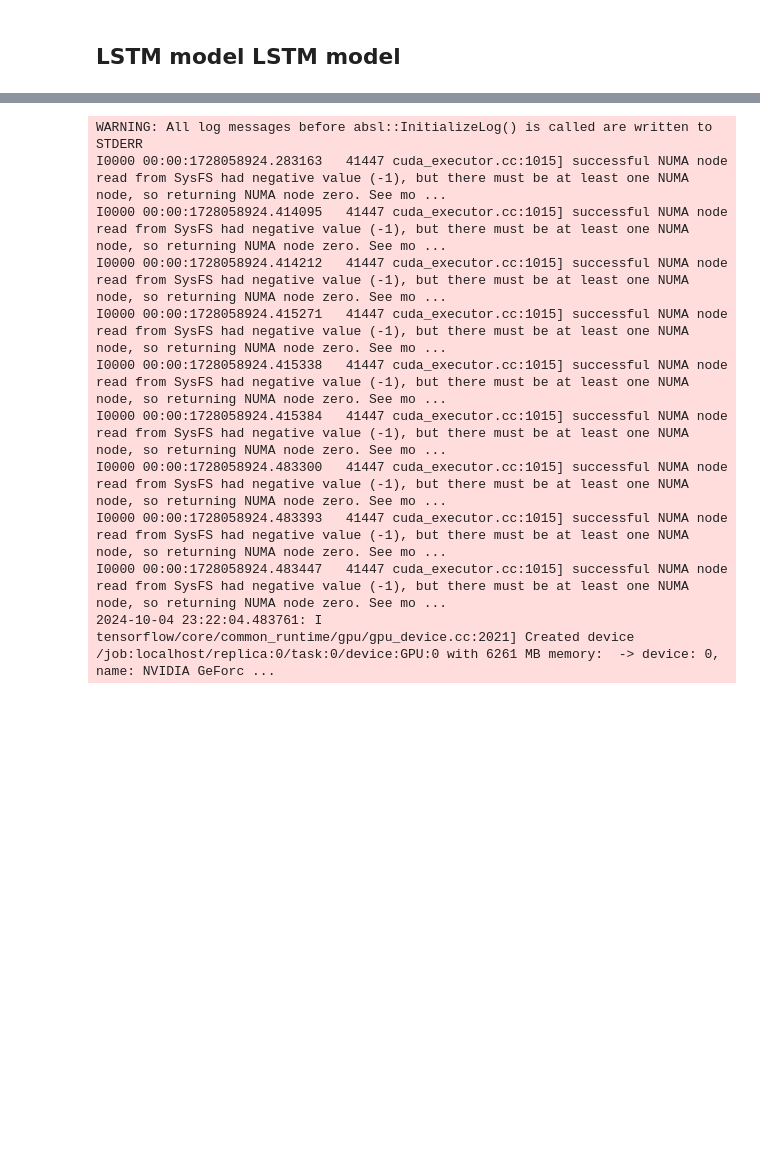
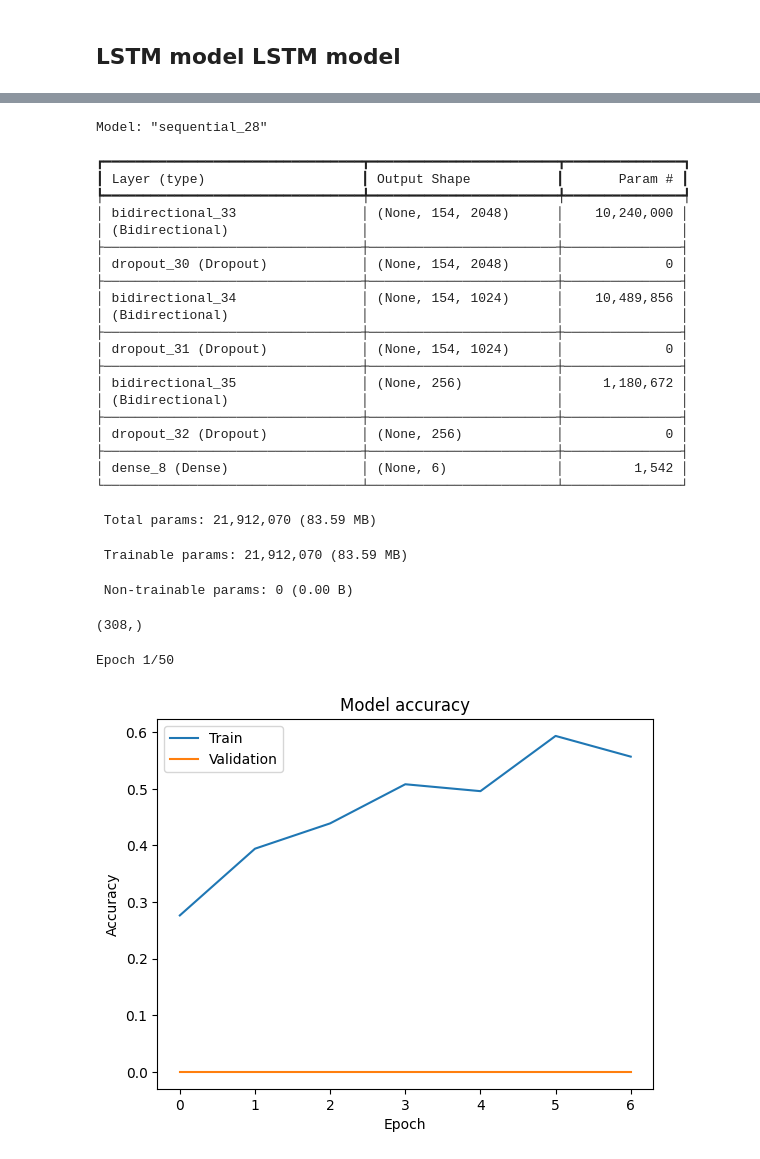
Before and after one commit to thienphuprogrammer/Human_Activity_Recognition, a Jupyter notebook: model.ipynb, the cells around one changed output, grey strips where cells are left out. Drawn from its saved outputs; the diff is of its cells as text; code cells hidden in the pictures; blank space fills up the shorter version.

```diff
--- a/model.ipynb
+++ b/model.ipynb
@@ -476,21 +517,59 @@ print(tf.__version__)
 # %%
 # Define LSTM model
-model = tf.keras.Sequential([
-    tf.keras.layers.LSTM(64, input_shape=(10, 1)),
-    tf.keras.layers.Dense(1)
-])
+model = keras.models.Sequential()
+model.add(Bidirectional(LSTM(1024, return_sequences=True), input_shape=(X_train_reshaped.shape[1], X_train_reshaped.shape[2])))
+model.add(Dropout(0.5))  # Dropout rate reduced
+model.add(Bidirectional(LSTM(512, return_sequences=True)))
+model.add(Dropout(0.5))
+model.add(Bidirectional(LSTM(128)))
+model.add(Dropout(0.5))
+model.add(Dense(len(LABEL), activation='softmax'))
+# Compile the model
+model.compile(optimizer='adam', loss='sparse_categorical_crossentropy', metrics=['accuracy'])
+model.summary()
 # %% [output]
-WARNING: All log messages before absl::InitializeLog() is called are written to STDERR
-I0000 00:00:1728058924.283163   41447 cuda_executor.cc:1015] successful NUMA node read from SysFS had negative value (-1), but there must be at least one NUMA node, so returning NUMA node zero. See mo ...
-I0000 00:00:1728058924.414095   41447 cuda_executor.cc:1015] successful NUMA node read from SysFS had negative value (-1), but there must be at least one NUMA node, so returning NUMA node zero. See mo ...
-I0000 00:00:1728058924.414212   41447 cuda_executor.cc:1015] successful NUMA node read from SysFS had negative value (-1), but there must be at least one NUMA node, so returning NUMA node zero. See mo ...
-I0000 00:00:1728058924.415271   41447 cuda_executor.cc:1015] successful NUMA node read from SysFS had negative value (-1), but there must be at least one NUMA node, so returning NUMA node zero. See mo ...
-I0000 00:00:1728058924.415338   41447 cuda_executor.cc:1015] successful NUMA node read from SysFS had negative value (-1), but there must be at least one NUMA node, so returning NUMA node zero. See mo ...
-I0000 00:00:1728058924.415384   41447 cuda_executor.cc:1015] successful NUMA node read from SysFS had negative value (-1), but there must be at least one NUMA node, so returning NUMA node zero. See mo ...
-I0000 00:00:1728058924.483300   41447 cuda_executor.cc:1015] successful NUMA node read from SysFS had negative value (-1), but there must be at least one NUMA node, so returning NUMA node zero. See mo ...
-I0000 00:00:1728058924.483393   41447 cuda_executor.cc:1015] successful NUMA node read from SysFS had negative value (-1), but there must be at least one NUMA node, so returning NUMA node zero. See mo ...
-I0000 00:00:1728058924.483447   41447 cuda_executor.cc:1015] successful NUMA node read from SysFS had negative value (-1), but there must be at least one NUMA node, so returning NUMA node zero. See mo ...
-2024-10-04 23:22:04.483761: I tensorflow/core/common_runtime/gpu/gpu_device.cc:2021] Created device /job:localhost/replica:0/task:0/device:GPU:0 with 6261 MB memory:  -> device: 0, name: NVIDIA GeForc ...
+Model: "sequential_28"
+┏━━━━━━━━━━━━━━━━━━━━━━━━━━━━━━━━━┳━━━━━━━━━━━━━━━━━━━━━━━━┳━━━━━━━━━━━━━━━┓
+┃ Layer (type)                    ┃ Output Shape           ┃       Param # ┃
+┡━━━━━━━━━━━━━━━━━━━━━━━━━━━━━━━━━╇━━━━━━━━━━━━━━━━━━━━━━━━╇━━━━━━━━━━━━━━━┩
+│ bidirectional_33                │ (None, 154, 2048)      │    10,240,000 │
+│ (Bidirectional)                 │                        │               │
+├─────────────────────────────────┼────────────────────────┼───────────────┤
+│ dropout_30 (Dropout)            │ (None, 154, 2048)      │             0 │
+├─────────────────────────────────┼────────────────────────┼───────────────┤
+│ bidirectional_34                │ (None, 154, 1024)      │    10,489,856 │
+│ (Bidirectional)                 │                        │               │
+├─────────────────────────────────┼────────────────────────┼───────────────┤
+│ dropout_31 (Dropout)            │ (None, 154, 1024)      │             0 │
+├─────────────────────────────────┼────────────────────────┼───────────────┤
+│ bidirectional_35                │ (None, 256)            │     1,180,672 │
+│ (Bidirectional)                 │                        │               │
+├─────────────────────────────────┼────────────────────────┼───────────────┤
+│ dropout_32 (Dropout)            │ (None, 256)            │             0 │
+├─────────────────────────────────┼────────────────────────┼───────────────┤
+│ dense_8 (Dense)                 │ (None, 6)              │         1,542 │
+└─────────────────────────────────┴────────────────────────┴───────────────┘
+ Total params: 21,912,070 (83.59 MB)
+ Trainable params: 21,912,070 (83.59 MB)
+ Non-trainable params: 0 (0.00 B)
-# %%
-# Compile model
-model.compile(loss='mse', optimizer='adam')
+# %%
+early_stopping = keras.callbacks.EarlyStopping(monitor='val_loss', patience=10, restore_best_weights=True)
+# %%
+y_train.shape
+# %% [output]
+(308,)
+# %%
+model.fit(X_train_reshaped, y_train, epochs=50, batch_size=132, validation_split=0.2, callbacks=[early_stopping])
+# %% [output]
+Epoch 1/50
+# %%
+import matplotlib.pyplot as plt
+plt.plot(model.history.history['accuracy'])
+plt.plot(model.history.history['val_accuracy'])
+plt.title('Model accuracy')
+plt.ylabel('Accuracy')
+plt.xlabel('Epoch')
+plt.legend(['Train', 'Validation'], loc='upper left')
+plt.show()
+# %% [output]
+[figure, added]
```
Also changed, not shown: parts of 11 cells of this notebook.
